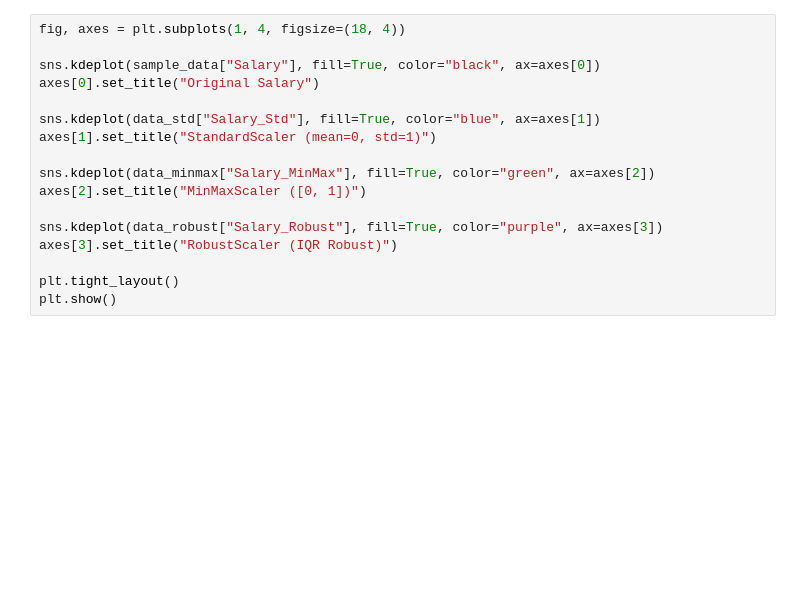
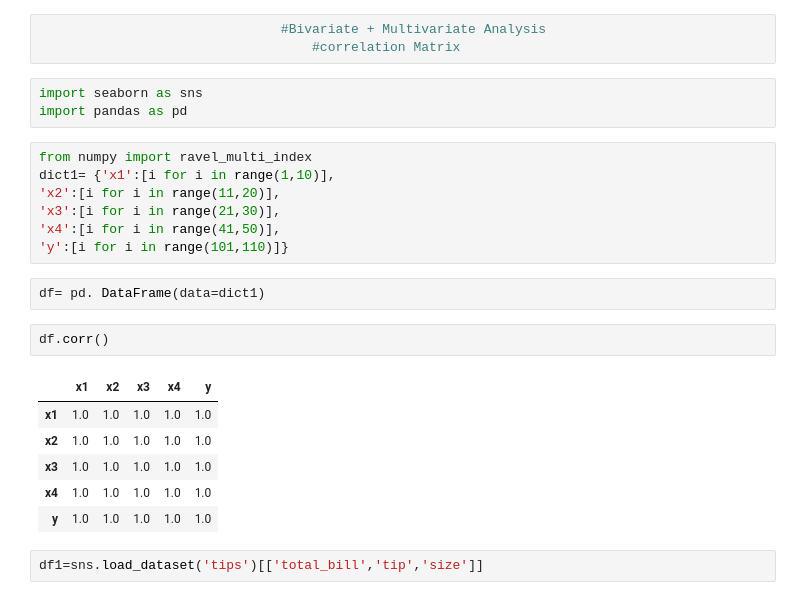
Before and after one commit to harsh0102swamy-arch/Machine-Learning-, a Jupyter notebook: class3ML.ipynb, the cells around one changed output. Cells and saved outputs as stored; diff of their text form; blank space fills up the shorter version.

```diff
--- a/class3ML.ipynb
+++ b/class3ML.ipynb
@@ -146,17 +1,26 @@ comparison_df
-# %%
-fig, axes = plt.subplots(1, 4, figsize=(18, 4))
-
-sns.kdeplot(sample_data["Salary"], fill=True, color="black", ax=axes[0])
-axes[0].set_title("Original Salary")
-
-sns.kdeplot(data_std["Salary_Std"], fill=True, color="blue", ax=axes[1])
-axes[1].set_title("StandardScaler (mean=0, std=1)")
-
-sns.kdeplot(data_minmax["Salary_MinMax"], fill=True, color="green", ax=axes[2])
-axes[2].set_title("MinMaxScaler ([0, 1])")
-
-sns.kdeplot(data_robust["Salary_Robust"], fill=True, color="purple", ax=axes[3])
-axes[3].set_title("RobustScaler (IQR Robust)")
-
-plt.tight_layout()
-plt.show()
+# %%
+                               #Bivariate + Multivariate Analysis
+                                   #correlation Matrix
+# %%
+import seaborn as sns
+import pandas as pd
+# %%
+from numpy import ravel_multi_index
+dict1= {'x1':[i for i in range(1,10)],
+'x2':[i for i in range(11,20)],
+'x3':[i for i in range(21,30)],
+'x4':[i for i in range(41,50)],
+'y':[i for i in range(101,110)]}
+# %%
+df= pd. DataFrame(data=dict1)
+# %%
+df.corr()
+# %% [output]
+|  | x1 | x2 | x3 | x4 | y |
+| x1 | 1.0 | 1.0 | 1.0 | 1.0 | 1.0 |
+| x2 | 1.0 | 1.0 | 1.0 | 1.0 | 1.0 |
+| x3 | 1.0 | 1.0 | 1.0 | 1.0 | 1.0 |
+| x4 | 1.0 | 1.0 | 1.0 | 1.0 | 1.0 |
+| y | 1.0 | 1.0 | 1.0 | 1.0 | 1.0 |
+# %%
+df1=sns.load_dataset('tips')[['total_bill','tip','size']]
```
Also changed, not shown: parts of 34 cells of this notebook.
